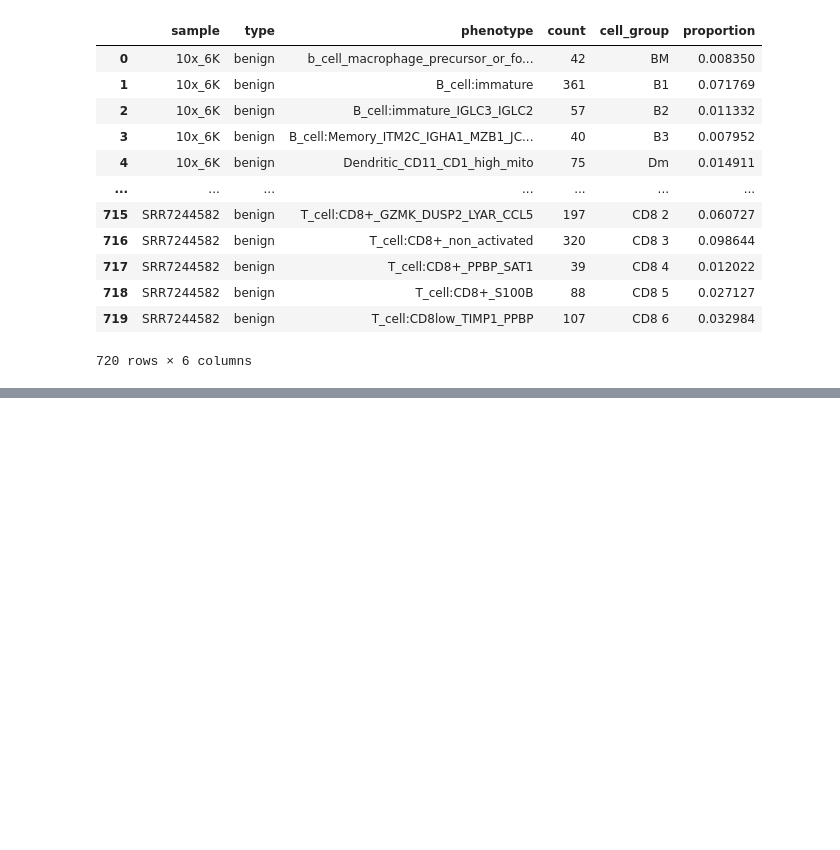
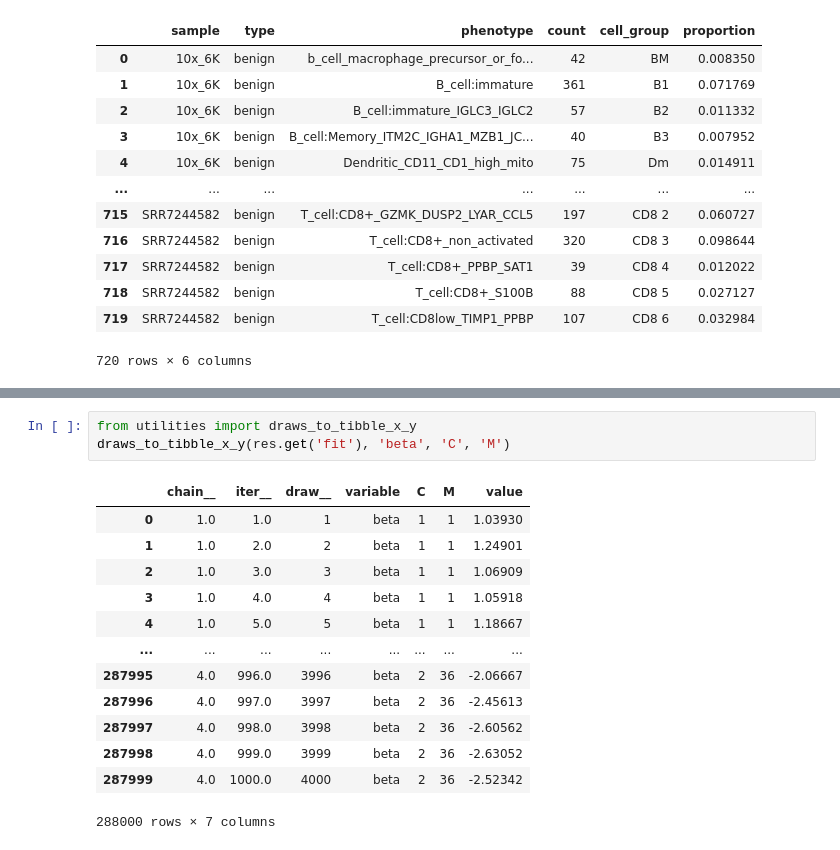
Before and after one commit to zhanchen/sccompPy, a Jupyter notebook: README.ipynb, the cells around one changed output, grey strips where cells are left out. Cells and saved outputs as stored; diff of their text form; blank space fills up the shorter version.

```diff
--- a/README.ipynb
+++ b/README.ipynb
@@ -122,0 +127,17 @@ fit_res.summary()
+# %%
+from utilities import draws_to_tibble_x_y
+draws_to_tibble_x_y(res.get('fit'), 'beta', 'C', 'M')
+# %% [output]
+|  | chain__ | iter__ | draw__ | variable | C | M | value |
+| 0 | 1.0 | 1.0 | 1 | beta | 1 | 1 | 1.03930 |
+| 1 | 1.0 | 2.0 | 2 | beta | 1 | 1 | 1.24901 |
+| 2 | 1.0 | 3.0 | 3 | beta | 1 | 1 | 1.06909 |
+| 3 | 1.0 | 4.0 | 4 | beta | 1 | 1 | 1.05918 |
+| 4 | 1.0 | 5.0 | 5 | beta | 1 | 1 | 1.18667 |
+| ... | ... | ... | ... | ... | ... | ... | ... |
+| 287995 | 4.0 | 996.0 | 3996 | beta | 2 | 36 | -2.06667 |
+| 287996 | 4.0 | 997.0 | 3997 | beta | 2 | 36 | -2.45613 |
+| 287997 | 4.0 | 998.0 | 3998 | beta | 2 | 36 | -2.60562 |
+| 287998 | 4.0 | 999.0 | 3999 | beta | 2 | 36 | -2.63052 |
+| 287999 | 4.0 | 1000.0 | 4000 | beta | 2 | 36 | -2.52342 |
+288000 rows × 7 columns
```
Also changed, not shown: parts of 5 cells of this notebook, 3 other files.
